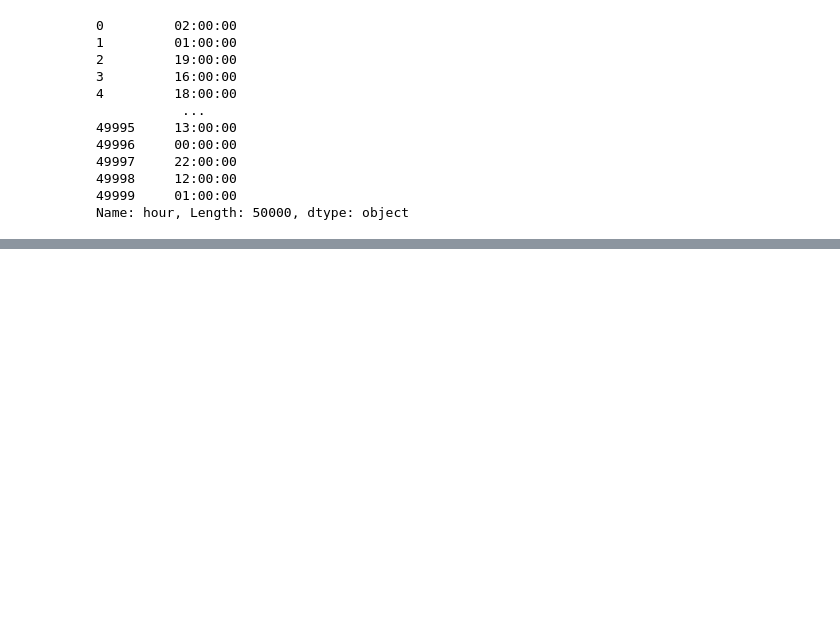
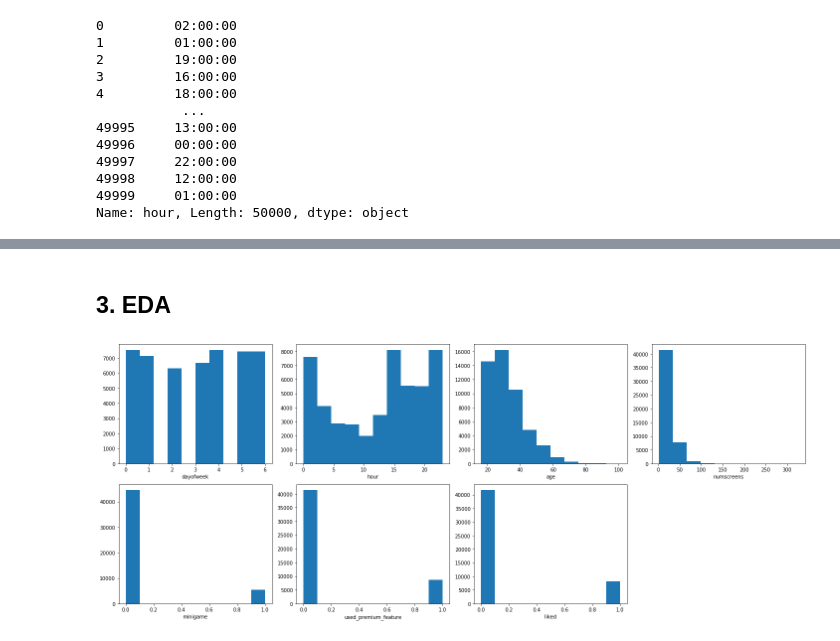
Before and after one commit to Temitope10/App-behaviour, a Jupyter notebook: app.ipynb, the cells around one changed output, grey strips where cells are left out. Drawn from its saved outputs; the diff is of its cells as text; code cells hidden in the pictures; blank space fills up the shorter version.

```diff
--- a/app.ipynb
+++ b/app.ipynb
@@ -68,4 +68,4 @@ df.hour
 Name: hour, Length: 50000, dtype: object
 # %%
 # Converting the hour columsfrom object to str, it will also enable it to appear in the describe function
-df.hour.str.slice(1,3).astype(int)
+df.hour=df.hour.str.slice(1, 3).astype(int)
@@ -85,3 +72,3 @@ Name: hour, Length: 50000, dtype: int64
 # %%
 # dropping unwanted varibales 1. user 2. screenlist 3. enrolled data 4. first open  5. enrolled
-df2 = df.drop(['user','first_open','enrolled_date', 'first_open','enrolled'])
+df2 = df.drop(['user','enrolled','enrolled_date', 'first_open','screen_list'], axis=1)
@@ -93,0 +91,15 @@ NameError: name 'df2' is not defined
+# %% [markdown]
+## 3. EDA
+# %%
+num_cols = df2.select_dtypes(exclude=['object'])
+
+fig = plt.figure(figsize=(20,8))
+
+for col in range(len(num_cols.columns)):
+    fig.add_subplot(2,4,col+1)
+    plt.hist(num_cols.iloc[:,col])
+    plt.xlabel(num_cols.columns[col])
+
+plt.tight_layout()
+# %% [output]
+[figure, added]
```
Also changed, not shown: parts of 19 cells of this notebook.
